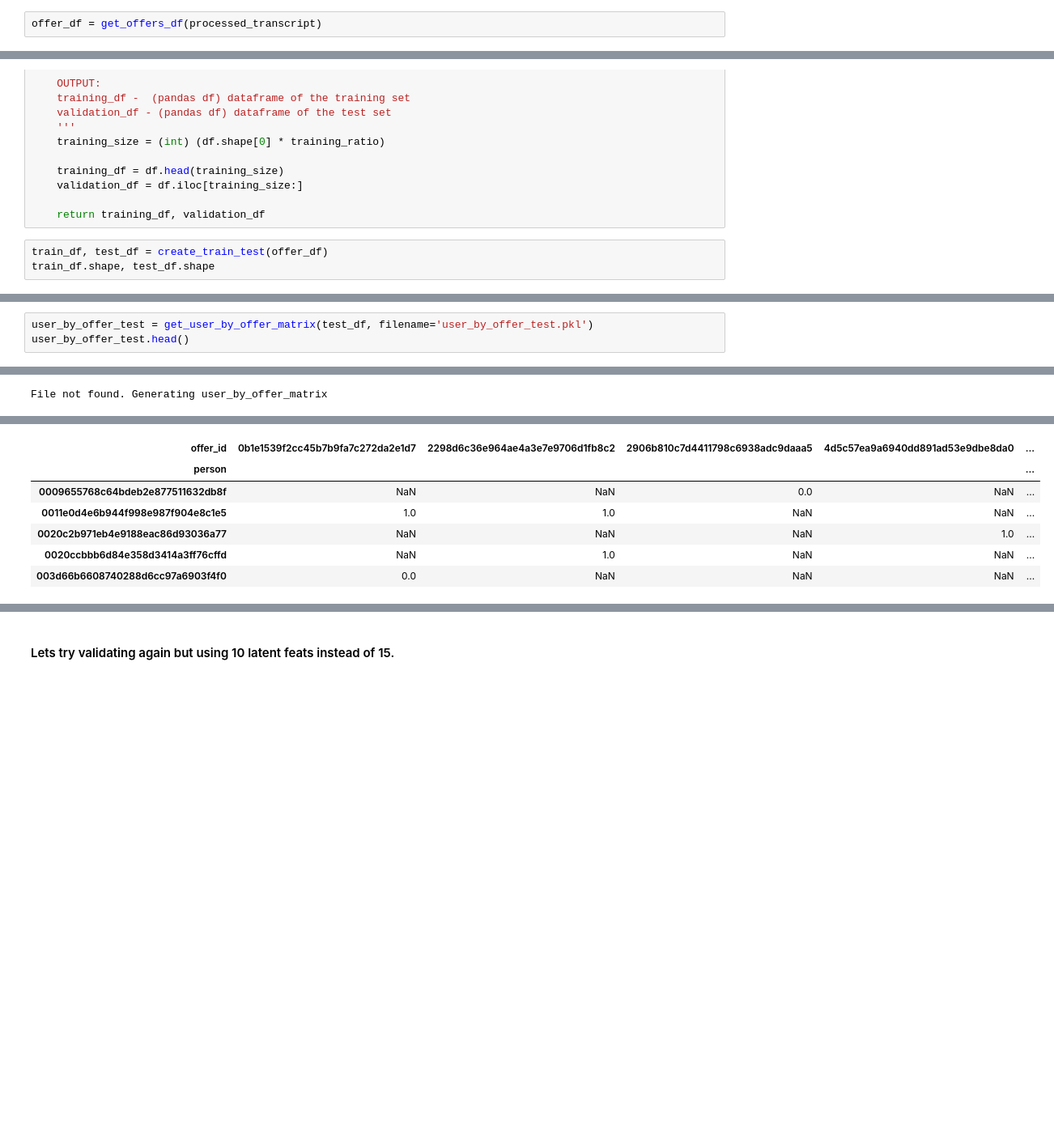
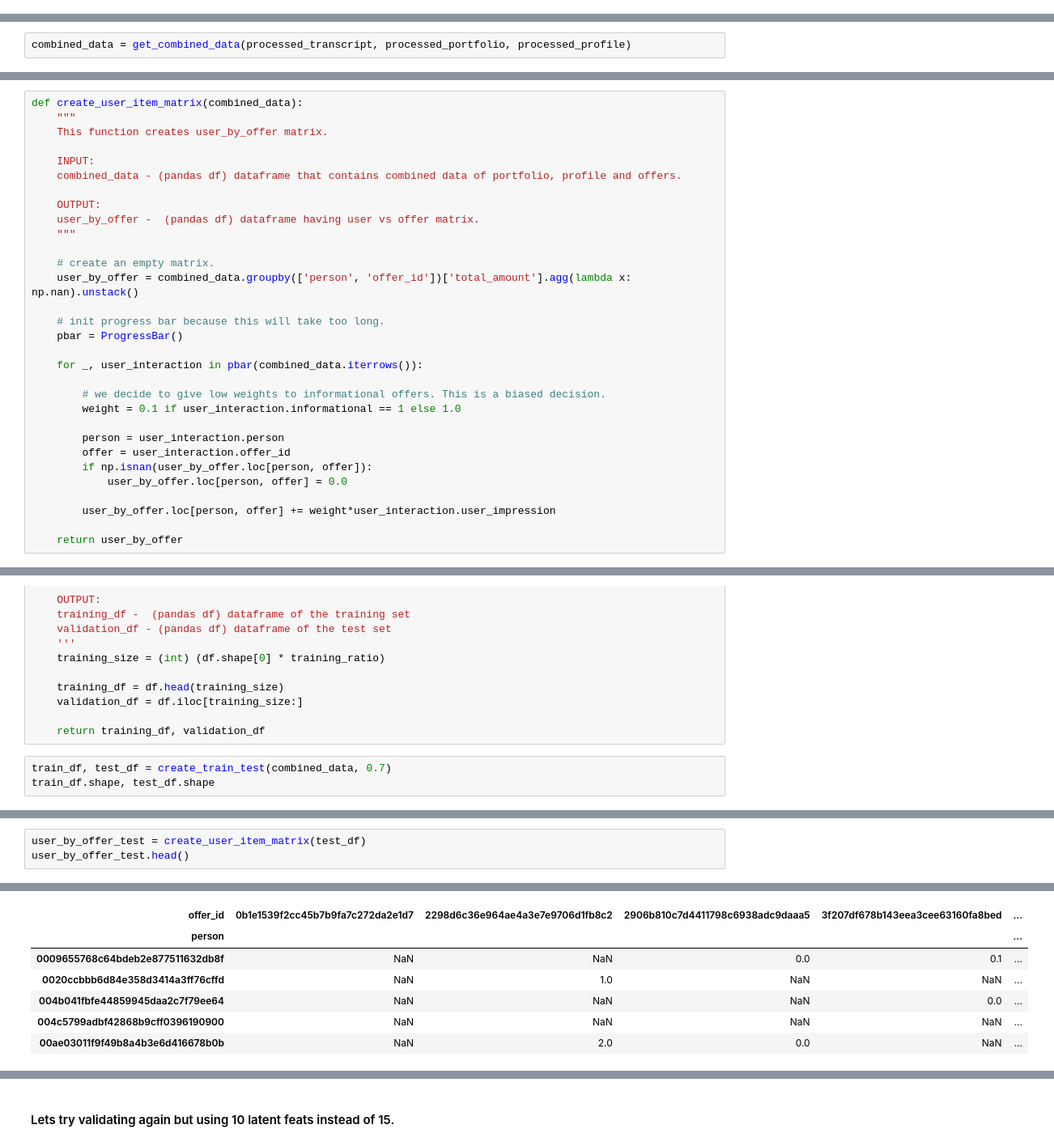
Before and after one commit to melkodary/starbucks-capstone, a Jupyter notebook: Starbucks_Capstone_notebook.ipynb, the cells around one changed output, grey strips where cells are left out. Shown: that part at 81% size. Cells and saved outputs as stored; diff of their text form; blank space fills up the shorter version.

Commit message:
combining data.

```diff
--- a/Starbucks_Capstone_notebook.ipynb
+++ b/Starbucks_Capstone_notebook.ipynb
@@ -563,2 +550,0 @@ def get_offers_df(transcript):
-# %%
-offer_df = get_offers_df(processed_transcript)
@@ -577,0 +678,2 @@ offer_df.head()
+# %%
+combined_data = get_combined_data(processed_transcript, processed_portfolio, processed_profile)
@@ -650,3 +703,34 @@ def get_user_by_offer_matrix(df, filename='user_by_offer.pkl'):
+# %%
+def create_user_item_matrix(combined_data):
+    """
+    This function creates user_by_offer matrix.
+
+    INPUT:
+    combined_data - (pandas df) dataframe that contains combined data of portfolio, profile and offers.
+
+    OUTPUT:
+    user_by_offer -  (pandas df) dataframe having user vs offer matrix.
+    """
+
+    # create an empty matrix.
+    user_by_offer = combined_data.groupby(['person', 'offer_id'])['total_amount'].agg(lambda x: np.nan).unstack()
+
+    # init progress bar because this will take too long.
+    pbar = ProgressBar()
+
+    for _, user_interaction in pbar(combined_data.iterrows()):
+
+        # we decide to give low weights to informational offers. This is a biased decision.
+        weight = 0.1 if user_interaction.informational == 1 else 1.0
+
+        person = user_interaction.person
+        offer = user_interaction.offer_id
+        if np.isnan(user_by_offer.loc[person, offer]):
+            user_by_offer.loc[person, offer] = 0.0
+
+        user_by_offer.loc[person, offer] += weight*user_interaction.user_impression
+
+    return user_by_offer
 # %% [markdown]
 #### Most of the entries have NaN, as such we could use FunkSVD to fill in the missing entries
 # %%
@@ -678,6 +767,6 @@ def create_train_test(df, training_ratio=0.8):
 
     return training_df, validation_df
 # %%
-train_df, test_df = create_train_test(offer_df)
+train_df, test_df = create_train_test(combined_data, 0.7)
 train_df.shape, test_df.shape
 # %% [output]
@@ -698,4 +786,4 @@ File not found. Generating user_by_offer_matrix
 # %%
-user_by_offer_test = get_user_by_offer_matrix(test_df, filename='user_by_offer_test.pkl')
+user_by_offer_test = create_user_item_matrix(test_df)
 user_by_offer_test.head()
 # %% [output]
@@ -703 +790,0 @@ N/A% (0 of 12326) |                      | Elapsed Time: 0:00:00 ETA:  --:--:--
-File not found. Generating user_by_offer_matrix
@@ -705,10 +791,10 @@ File not found. Generating user_by_offer_matrix
-| offer_id | 0b1e1539f2cc45b7b9fa7c272da2e1d7 | 2298d6c36e964ae4a3e7e9706d1fb8c2 | 2906b810c7d4411798c6938adc9daaa5 | 4d5c57ea9a6940dd891ad53e9dbe8da0 | ... |
+| offer_id | 0b1e1539f2cc45b7b9fa7c272da2e1d7 | 2298d6c36e964ae4a3e7e9706d1fb8c2 | 2906b810c7d4411798c6938adc9daaa5 | 3f207df678b143eea3cee63160fa8bed | ... |
 | person |  |  |  |  | ... |
-| 0009655768c64bdeb2e877511632db8f | NaN | NaN | 0.0 | NaN | ... |
-| 0011e0d4e6b944f998e987f904e8c1e5 | 1.0 | 1.0 | NaN | NaN | ... |
-| 0020c2b971eb4e9188eac86d93036a77 | NaN | NaN | NaN | 1.0 | ... |
+| 0009655768c64bdeb2e877511632db8f | NaN | NaN | 0.0 | 0.1 | ... |
 | 0020ccbbb6d84e358d3414a3ff76cffd | NaN | 1.0 | NaN | NaN | ... |
-| 003d66b6608740288d6cc97a6903f4f0 | 0.0 | NaN | NaN | NaN | ... |
+| 004b041fbfe44859945daa2c7f79ee64 | NaN | NaN | NaN | 0.0 | ... |
+| 004c5799adbf42868b9cff0396190900 | NaN | NaN | NaN | NaN | ... |
+| 00ae03011f9f49b8a4b3e6d416678b0b | NaN | 2.0 | 0.0 | NaN | ... |
 # %%
 def FunkSVD(user_offer_mat, latent_features=12, learning_rate=0.0001, iters=100):
     '''
```
Also changed, not shown: parts of 44 cells of this notebook, 2 other files.
